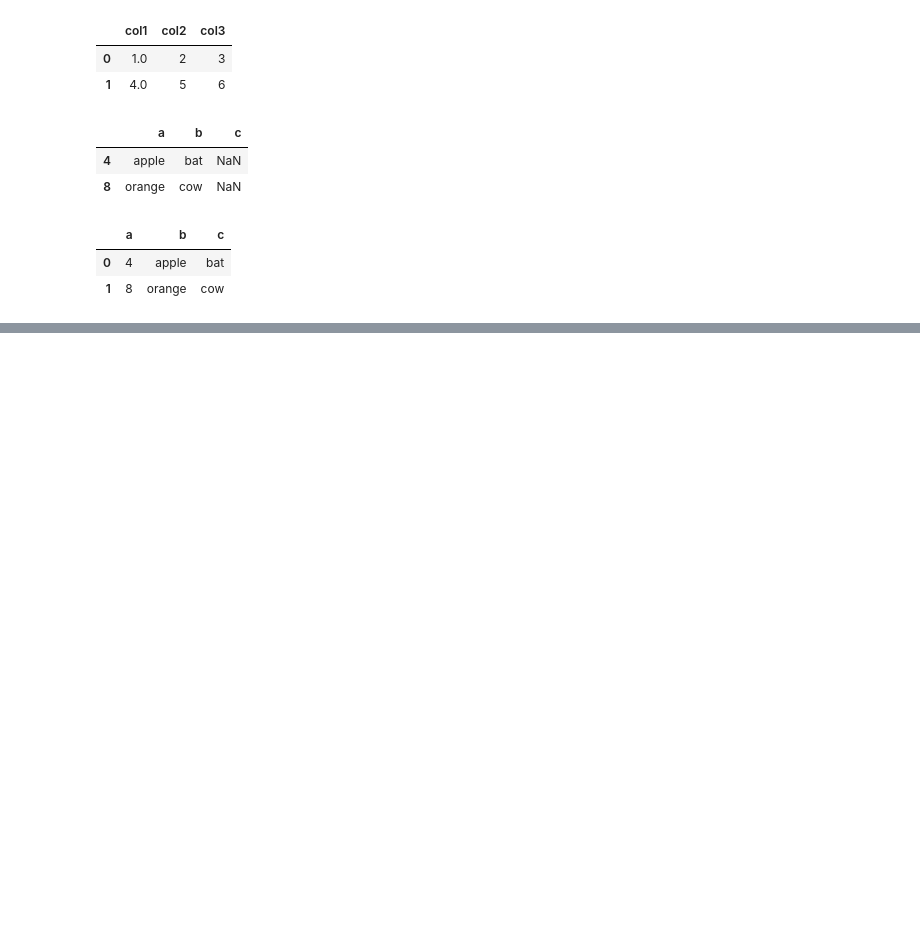
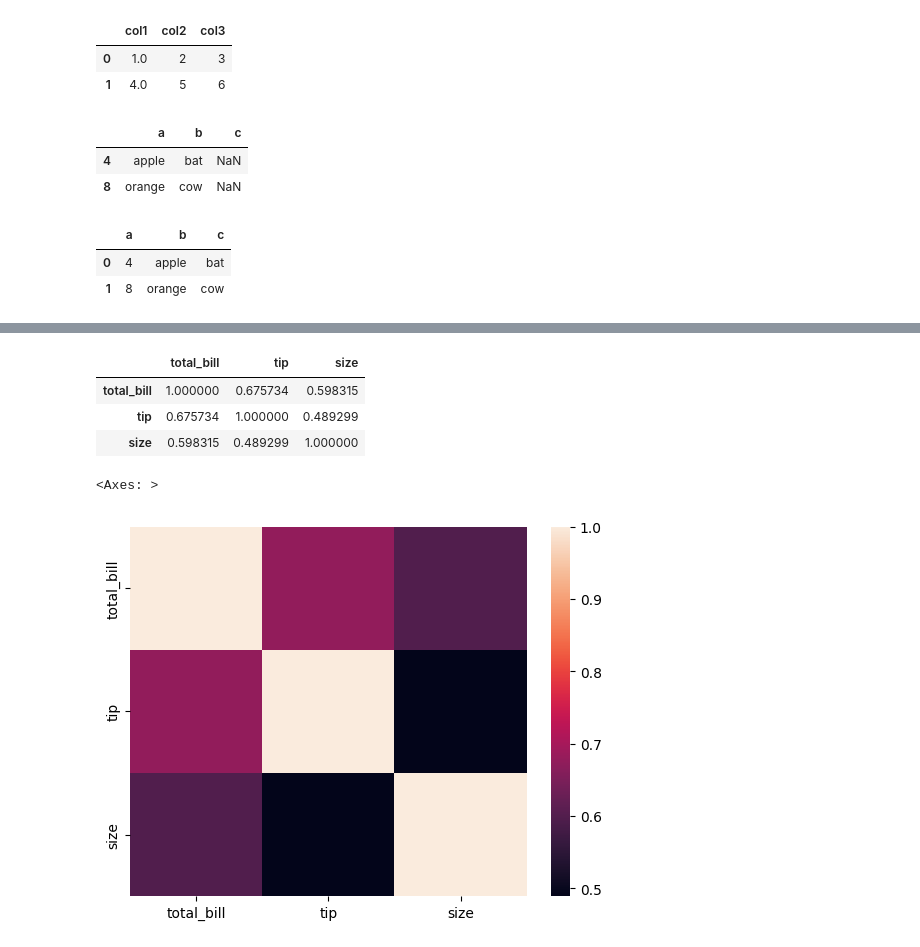
Before and after one commit to nihar7901/All-about-ML, a Jupyter notebook: Python.ipynb, the cells around one changed output, grey strips where cells are left out. Cells and saved outputs as stored; diff of their text form; code cells hidden in the pictures; blank space fills up the shorter version.

```diff
--- a/Python.ipynb
+++ b/Python.ipynb
@@ -295,0 +321,3 @@ import numpy as np
+# %%
+df = sns.load_dataset('tips')
+df.head()
@@ -295,0 +342,13 @@ import numpy as np
+# %%
+numeric_df = df.select_dtypes(include=['int64', 'float64'])     #as data set contains columns which are categorical values (non-integers)
+numeric_df.corr()
+# %% [output]
+|  | total_bill | tip | size |
+| total_bill | 1.000000 | 0.675734 | 0.598315 |
+| tip | 0.675734 | 1.000000 | 0.489299 |
+| size | 0.598315 | 0.489299 | 1.000000 |
+# %%
+sns.heatmap(numeric_df.corr())
+# %% [output]
+<Axes: >
+[figure, added]
```
Also changed, not shown: parts of 23 cells of this notebook.
